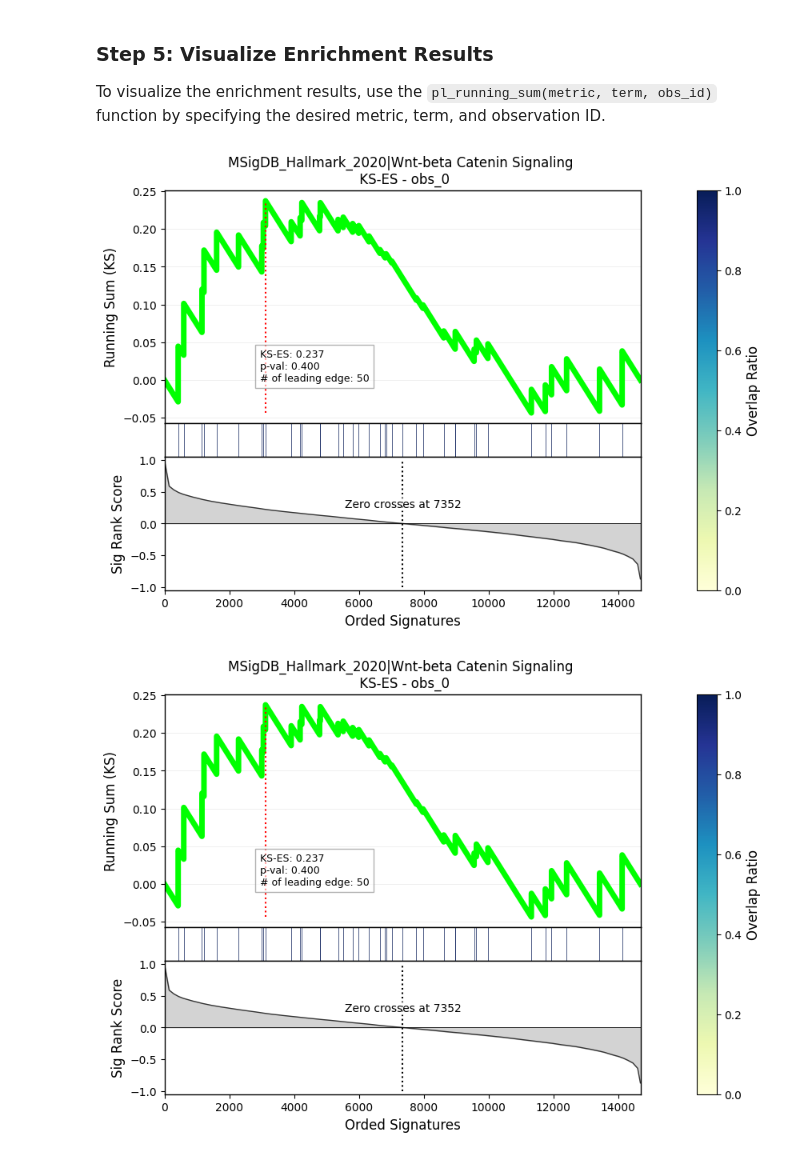
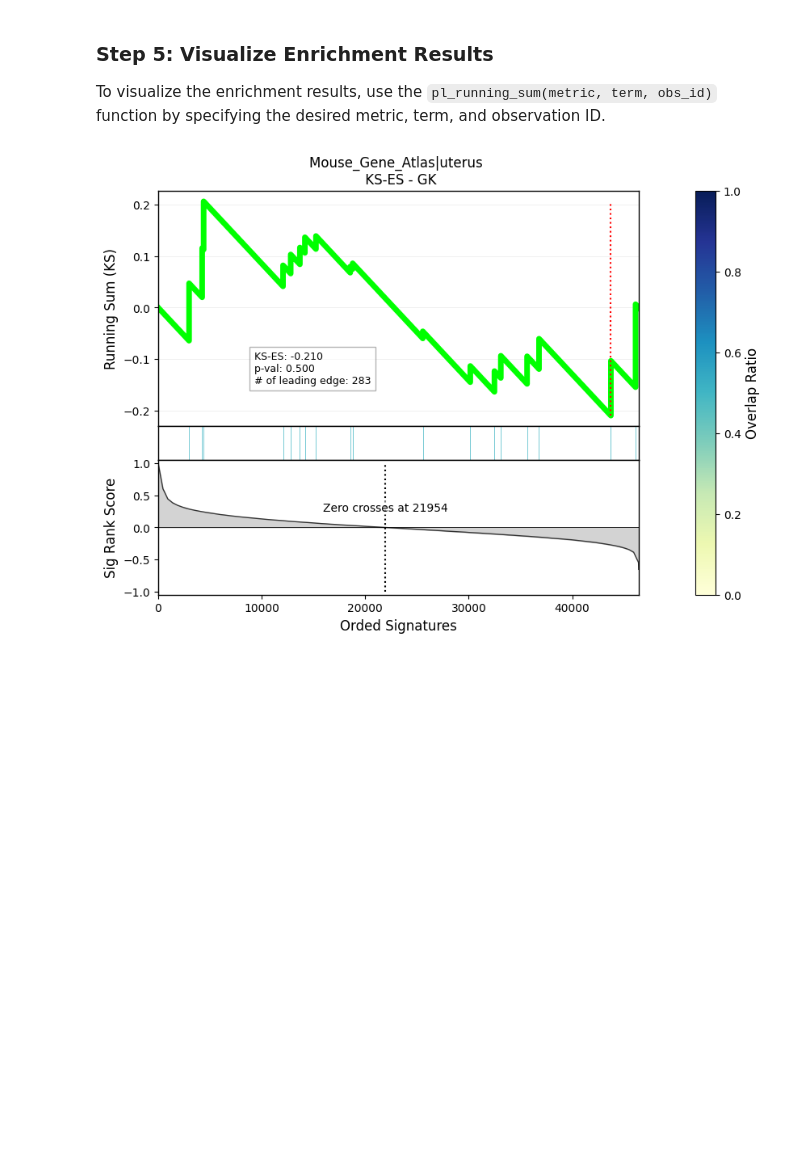
Before and after one commit to compbioclub/GREA, a Jupyter notebook: docs/tutorial/interaction-pheno_prerank_enrich.ipynb, the cells around one changed output. Cells and saved outputs as stored; diff of their text form; code cells hidden in the pictures; blank space fills up the shorter version.

Commit message:
add pheno-interaction tutorial

```diff
--- a/docs/tutorial/interaction-pheno_prerank_enrich.ipynb
+++ b/docs/tutorial/interaction-pheno_prerank_enrich.ipynb
@@ -13,7 +22,7 @@ This format allows `pheno_prerank_enrich` to perform enrichment analysis using p
 %load_ext autoreload
 
 import pandas as pd
-rank_df = pd.read_csv("grea/data/ageing_muscle_gtex.tsv", index_col=0)
-rank_df.columns = ['obs_0']
+rank_df = pd.read_csv("grea/data/GSE13268_GK.csv", index_col=0)
+rank_df.columns = ['GK']
 rank_df.head()
 # %% [output]
@@ -70,9 +83,10 @@ The function returns a GREA object containing all enrichment results, including
 %autoreload
 
 from grea import grea
-libraries = ['MSigDB_Hallmark_2020']
+libraries = ['WikiPathways_2024_Mouse', 'Mouse_Gene_Atlas']
 n_perm = 10
 prob_method = 'perm'
-obj = grea.pheno_prerank_enrich(rank_df, libraries,n_perm=n_perm, prob_method=prob_method)
+sig_sep = '_'
+obj = grea.pheno_prerank_enrich(rank_df, libraries,n_perm=n_perm, prob_method=prob_method, sig_sep=sig_sep)
 obj
 # %% [output]
@@ -133,12 +149,11 @@ df.head()
 To visualize the enrichment results, use the `pl_running_sum(metric, term, obs_id)` function by specifying the desired metric, term, and observation ID.
 # %%
 %autoreload
-term = 'MSigDB_Hallmark_2020|Wnt-beta Catenin Signaling'
-obs_id = 'obs_0'
+term = 'Mouse_Gene_Atlas|uterus'
+obs_id = 'GK'
 fig = obj.pl_running_sum('KS-ES', term, obs_id)
 fig
 # %% [output]
-[figure, old version]
+[figure, new version]
-[figure, removed]
 # %%
 %autoreload
```
Also changed, not shown: parts of 11 cells of this notebook, 2 other files.
